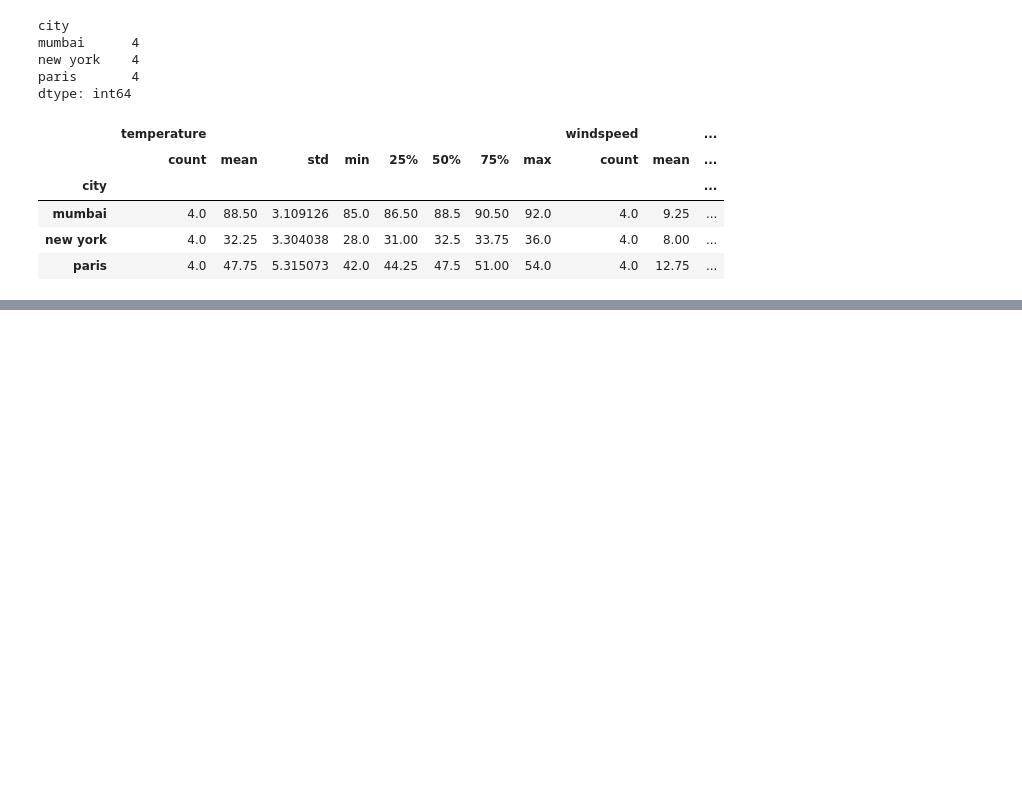
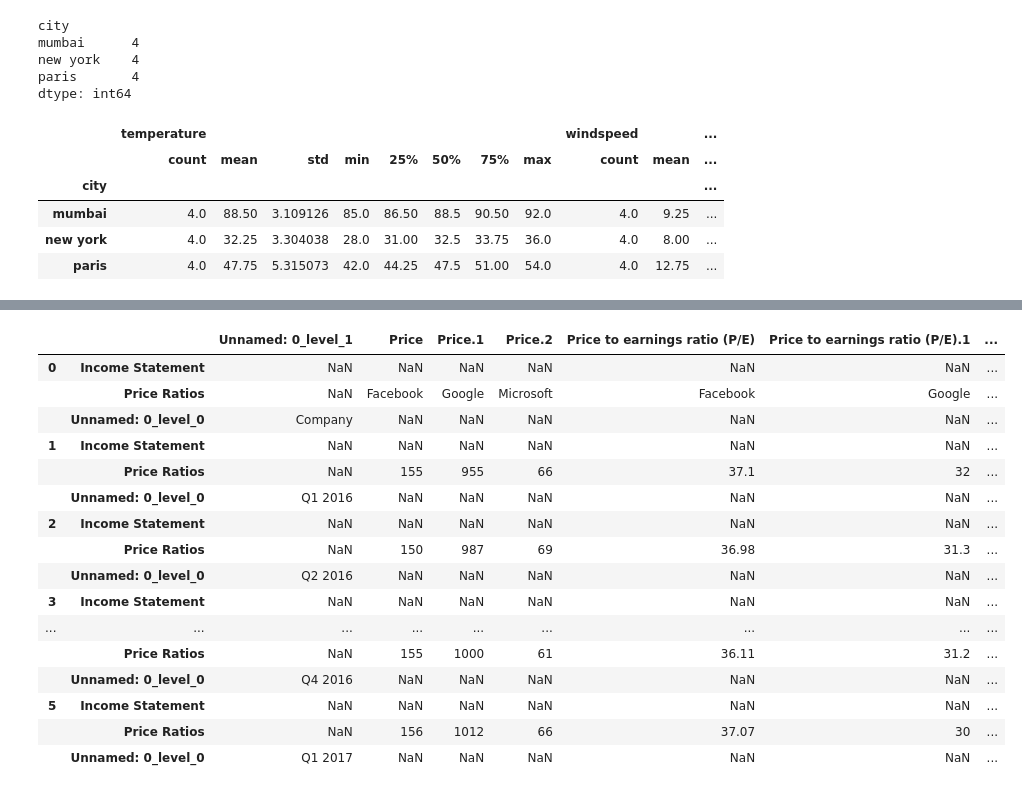
Before and after one commit to Marwamedha/Data-Transformation-using-python, a Jupyter notebook: dataframe_basics.ipynb, the cells around one changed output, grey strips where cells are left out. Saved outputs shown, nothing was run; the diff lists cells and outputs as text; code cells hidden in the pictures; blank space fills up the shorter version.

```diff
--- a/dataframe_basics.ipynb
+++ b/dataframe_basics.ipynb
@@ -656,0 +1045,3 @@ ModuleNotFoundError: No module named 'matplotlib'
+# %%
+df = pd.read_excel("stocks_3_levels.xlsx",header=[0,1])
+df
@@ -656,0 +1075,21 @@ ModuleNotFoundError: No module named 'matplotlib'
+# %%
+
+df.stack(level=0)
+# %% [output]
+|  |  | Unnamed: 0_level_1 | Price | Price.1 | Price.2 | Price to earnings ratio (P/E) | Price to earnings ratio (P/E).1 | ... |
+| 0 | Income Statement | NaN | NaN | NaN | NaN | NaN | NaN | ... |
+|  | Price Ratios | NaN | Facebook | Google | Microsoft | Facebook | Google | ... |
+|  | Unnamed: 0_level_0 | Company | NaN | NaN | NaN | NaN | NaN | ... |
+| 1 | Income Statement | NaN | NaN | NaN | NaN | NaN | NaN | ... |
+|  | Price Ratios | NaN | 155 | 955 | 66 | 37.1 | 32 | ... |
+|  | Unnamed: 0_level_0 | Q1 2016 | NaN | NaN | NaN | NaN | NaN | ... |
+| 2 | Income Statement | NaN | NaN | NaN | NaN | NaN | NaN | ... |
+|  | Price Ratios | NaN | 150 | 987 | 69 | 36.98 | 31.3 | ... |
+|  | Unnamed: 0_level_0 | Q2 2016 | NaN | NaN | NaN | NaN | NaN | ... |
+| 3 | Income Statement | NaN | NaN | NaN | NaN | NaN | NaN | ... |
+| ... | ... | ... | ... | ... | ... | ... | ... | ... |
+|  | Price Ratios | NaN | 155 | 1000 | 61 | 36.11 | 31.2 | ... |
+|  | Unnamed: 0_level_0 | Q4 2016 | NaN | NaN | NaN | NaN | NaN | ... |
+| 5 | Income Statement | NaN | NaN | NaN | NaN | NaN | NaN | ... |
+|  | Price Ratios | NaN | 156 | 1012 | 66 | 37.07 | 30 | ... |
+|  | Unnamed: 0_level_0 | Q1 2017 | NaN | NaN | NaN | NaN | NaN | ... |
```
Also changed, not shown: parts of 71 cells of this notebook.
